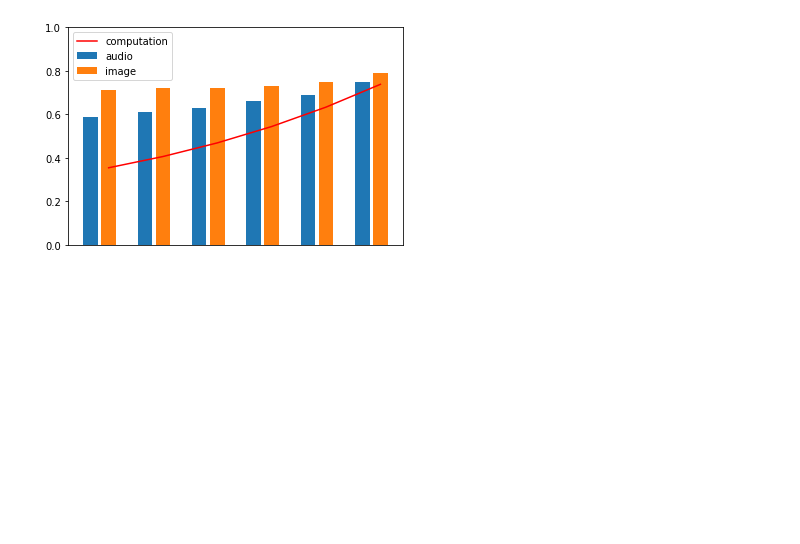
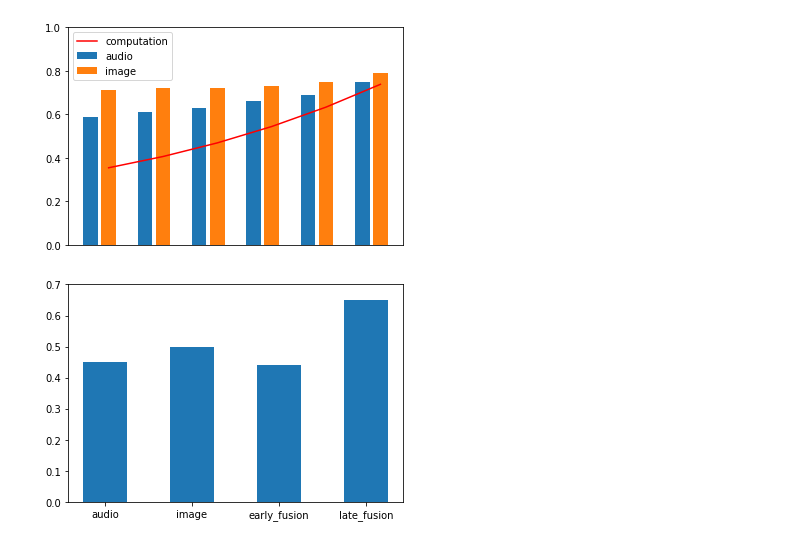
Before and after one commit to lixinghe1999/multi_modal, a Jupyter notebook: plot.ipynb, the cells around one changed output. Drawn from its saved outputs; the diff is of its cells as text; code cells hidden in the pictures; blank space fills up the shorter version.

```diff
--- a/plot.ipynb
+++ b/plot.ipynb
@@ -87,3 +87,15 @@ plt.xticks([])
 plt.show()
 # %% [output]
 [figure]
+# %%
+modality = [0.45, 0.50, 0.44, 0.65]
+plt.bar(range(len(modality)), modality, width=0.5)
+# plt.bar(range(1, 24, 4), [modality[i][1] for i in range(len(ratio))], label='image')
+# plt.bar(range(2, 24, 4), [modality[i][2] for i in range(len(ratio))], label='gap')
+# plt.plot(range(1, 24, 4), computation, c='r', label='computation')
+# plt.legend()
+plt.ylim([0, 0.7])
+plt.xticks(range(len(modality)), ['audio', 'image', 'early_fusion', 'late_fusion'])
+plt.show()
+# %% [output]
+[figure, added]
```
Also changed, not shown: 1 other file.
